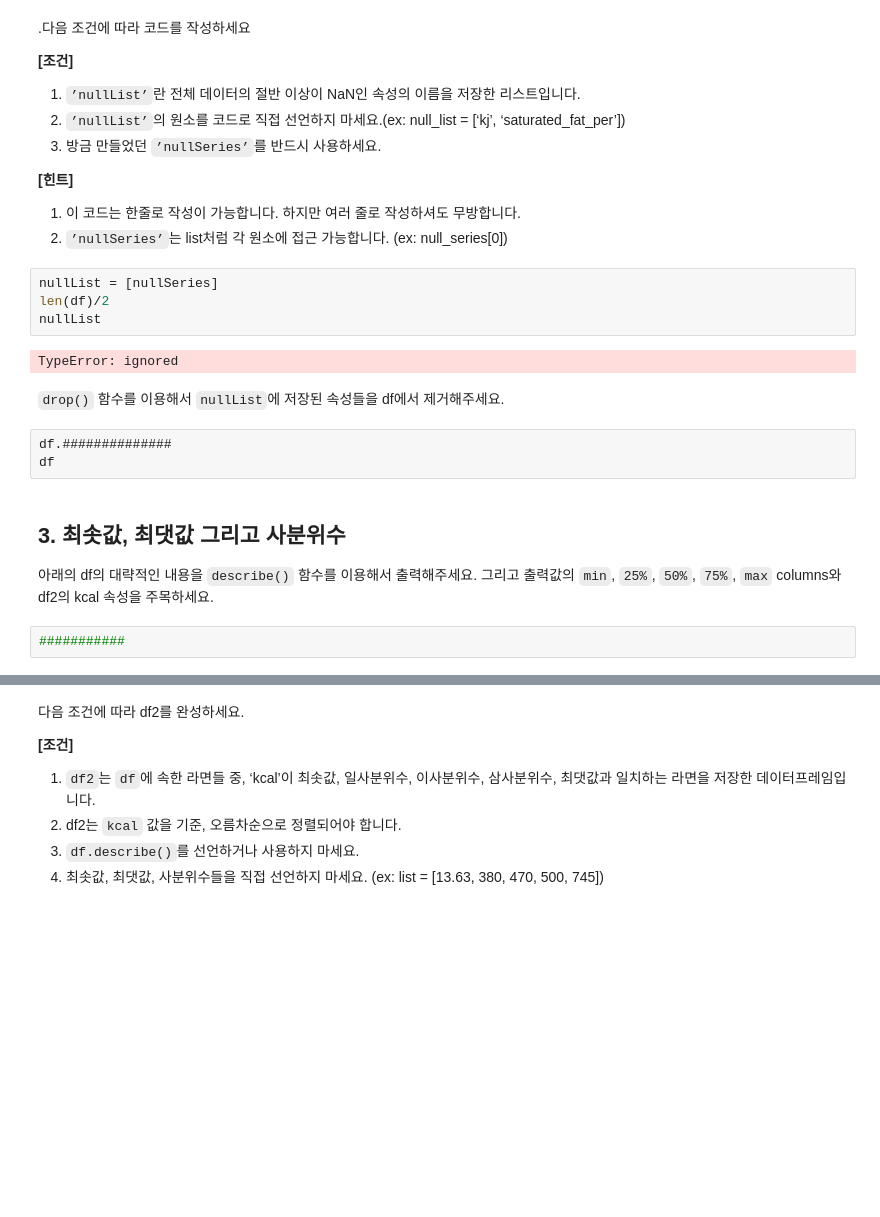
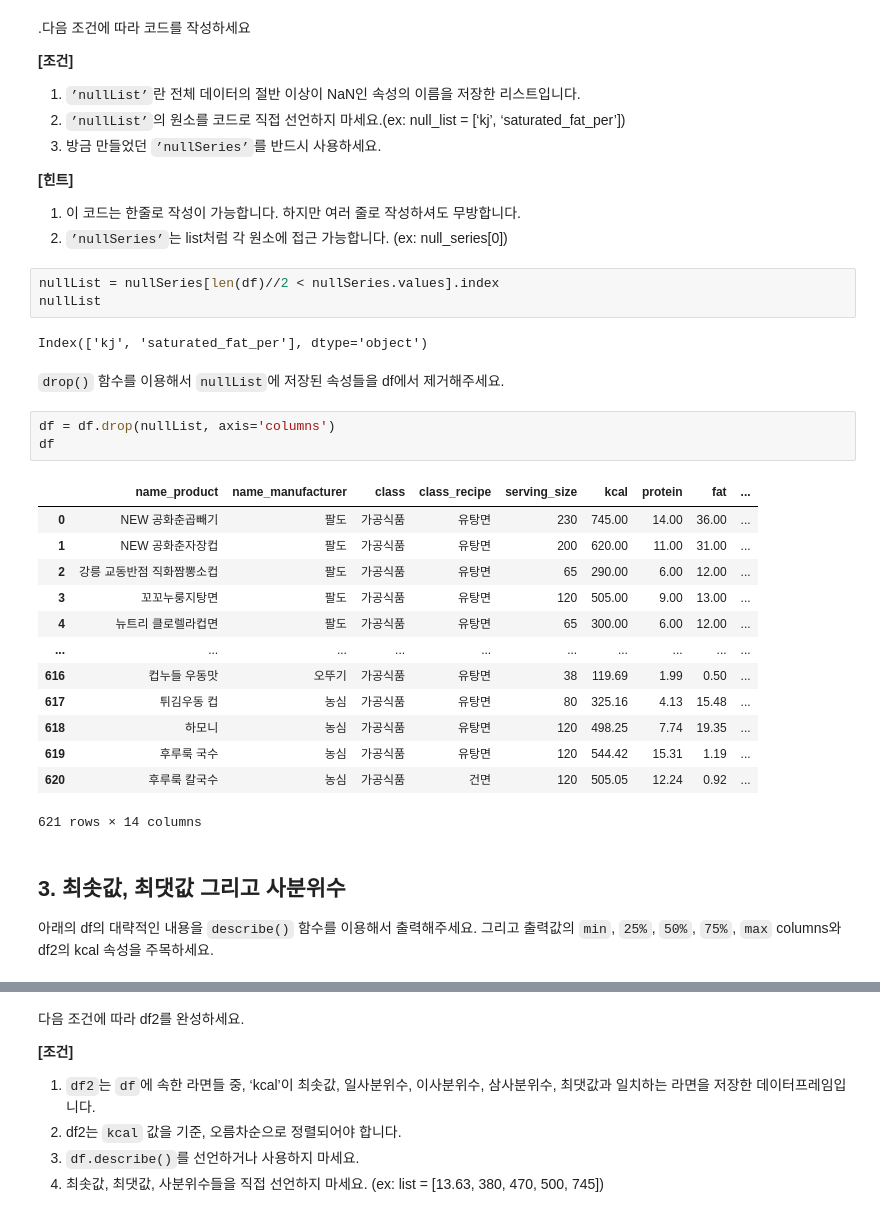
Before and after one commit to yula00/DAP_2022, a Jupyter notebook: lecture3.ipynb, the cells around one changed output, grey strips where cells are left out. Cells and saved outputs as stored; diff of their text form; blank space fills up the shorter version.

```diff
--- a/lecture3.ipynb
+++ b/lecture3.ipynb
@@ -383,19 +383,30 @@ dtype: int64
 1. 이 코드는 한줄로 작성이 가능합니다. 하지만 여러 줄로 작성하셔도 무방합니다.
 2. `’nullSeries’`는 list처럼 각 원소에 접근 가능합니다. (ex: null_series[0])
 # %%
-nullList = [nullSeries]
-len(df)/2
+nullList = nullSeries[len(df)//2 < nullSeries.values].index
 nullList
 # %% [output]
-TypeError: ignored
+Index(['kj', 'saturated_fat_per'], dtype='object')
 # %% [markdown]
 `drop()` 함수를 이용해서 `nullList`에 저장된 속성들을 df에서 제거해주세요.
-# %%
-df.##############
-df
+# %%
+df = df.drop(nullList, axis='columns')
+df
+# %% [output]
+|  | name_product | name_manufacturer | class | class_recipe | serving_size | kcal | protein | fat | ... |
+| 0 | NEW 공화춘곱빼기 | 팔도 | 가공식품 | 유탕면 | 230 | 745.00 | 14.00 | 36.00 | ... |
+| 1 | NEW 공화춘자장컵 | 팔도 | 가공식품 | 유탕면 | 200 | 620.00 | 11.00 | 31.00 | ... |
+| 2 | 강릉 교동반점 직화짬뽕소컵 | 팔도 | 가공식품 | 유탕면 | 65 | 290.00 | 6.00 | 12.00 | ... |
+| 3 | 꼬꼬누룽지탕면 | 팔도 | 가공식품 | 유탕면 | 120 | 505.00 | 9.00 | 13.00 | ... |
+| 4 | 뉴트리 클로렐라컵면 | 팔도 | 가공식품 | 유탕면 | 65 | 300.00 | 6.00 | 12.00 | ... |
+| ... | ... | ... | ... | ... | ... | ... | ... | ... | ... |
+| 616 | 컵누들 우동맛 | 오뚜기 | 가공식품 | 유탕면 | 38 | 119.69 | 1.99 | 0.50 | ... |
+| 617 | 튀김우동 컵 | 농심 | 가공식품 | 유탕면 | 80 | 325.16 | 4.13 | 15.48 | ... |
+| 618 | 하모니 | 농심 | 가공식품 | 유탕면 | 120 | 498.25 | 7.74 | 19.35 | ... |
+| 619 | 후루룩 국수 | 농심 | 가공식품 | 유탕면 | 120 | 544.42 | 15.31 | 1.19 | ... |
+| 620 | 후루룩 칼국수 | 농심 | 가공식품 | 건면 | 120 | 505.05 | 12.24 | 0.92 | ... |
+621 rows × 14 columns
 # %% [markdown]
 ## 3. 최솟값, 최댓값 그리고 사분위수
 
 아래의 df의 대략적인 내용을 `describe()` 함수를 이용해서 출력해주세요. 그리고 출력값의 `min`, `25%`, `50%`, `75%`, `max` columns와 df2의 kcal 속성을 주목하세요.
-# %%
-###########
```
Also changed, not shown: parts of 11 cells of this notebook.
